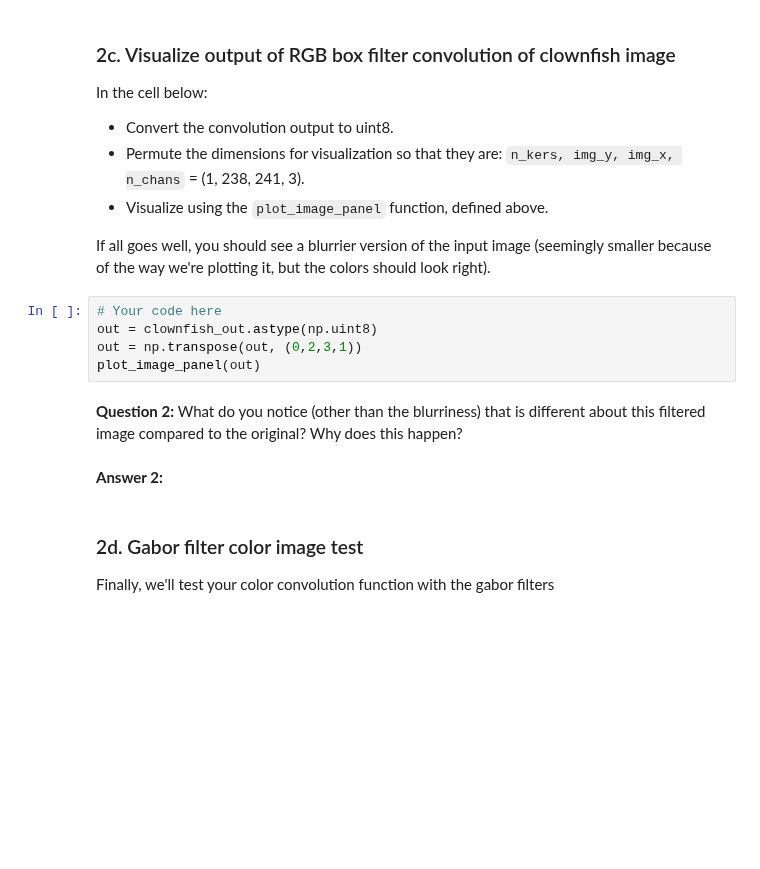
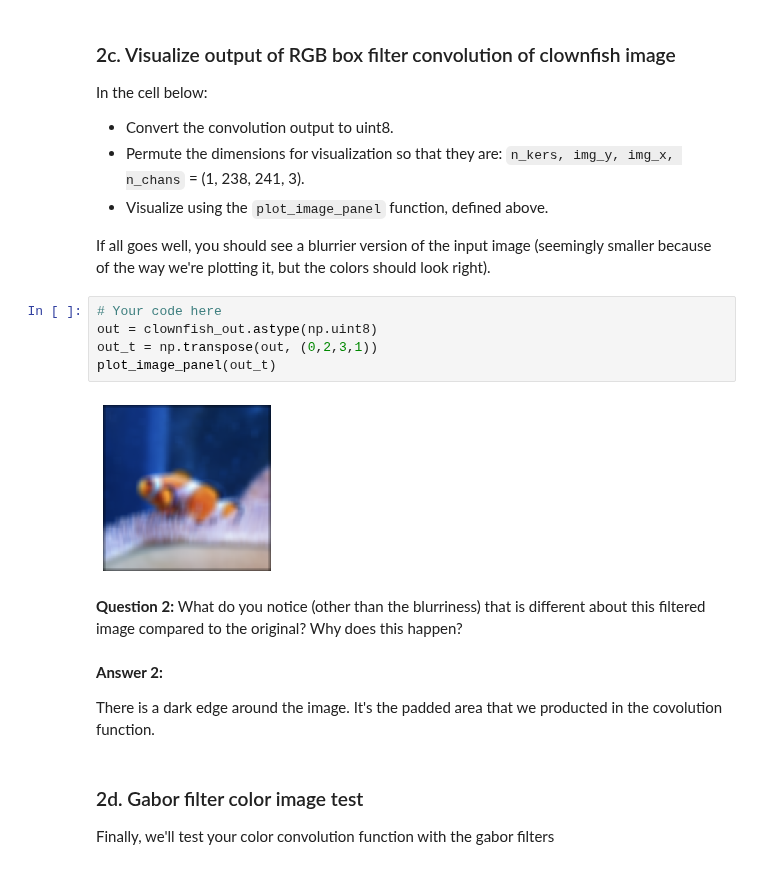
Before and after one commit to luhangsnn/neuralnetworks, a Jupyter notebook: proj3/convolution_and_pooling.ipynb, the cells around one changed output. Drawn from its saved outputs; the diff is of its cells as text; blank space fills up the shorter version.

```diff
--- a/proj3/convolution_and_pooling.ipynb
+++ b/proj3/convolution_and_pooling.ipynb
@@ -240,12 +379,16 @@ If all goes well, you should see a blurrier version of the input image (seemingl
 # %%
 # Your code here
 out = clownfish_out.astype(np.uint8)
-out = np.transpose(out, (0,2,3,1))
-plot_image_panel(out)
+out_t = np.transpose(out, (0,2,3,1))
+plot_image_panel(out_t)
+# %% [output]
+[figure, added]
 # %% [markdown]
 **Question 2:** What do you notice (other than the blurriness) that is different about this filtered image compared to the original? Why does this happen?
-# %% [markdown]
-**Answer 2:**
+# %% [markdown]
+**Answer 2:**
+
+There is a dark edge around the image. It's the padded area that we producted in the covolution function.
 # %% [markdown]
 ### 2d. Gabor filter color image test
 
```
Also changed, not shown: parts of 21 cells of this notebook, 1 other file.
